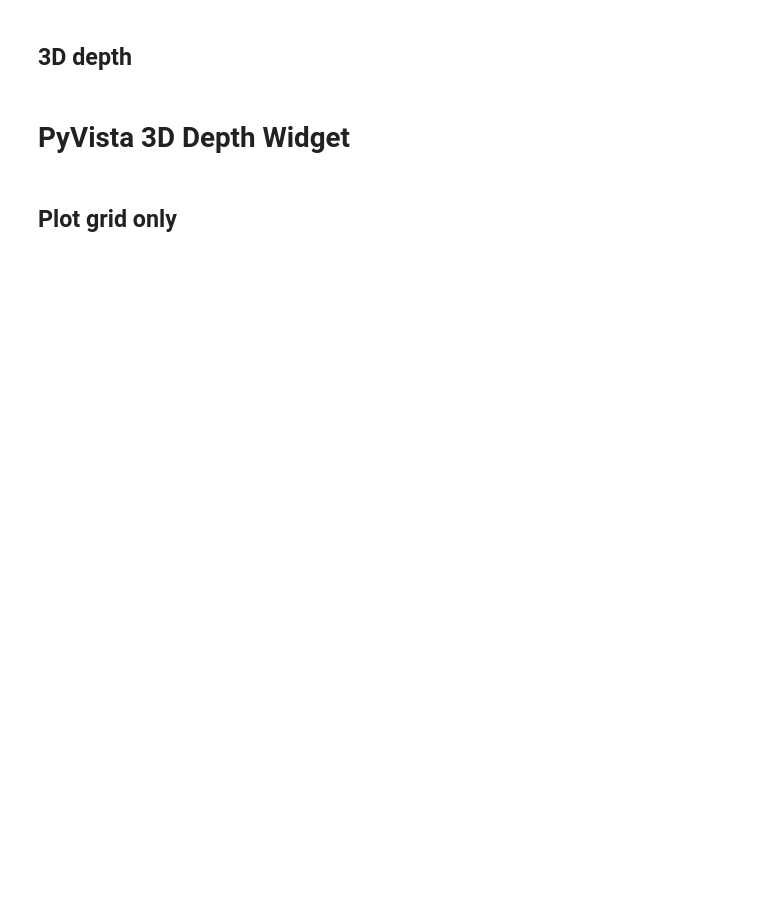
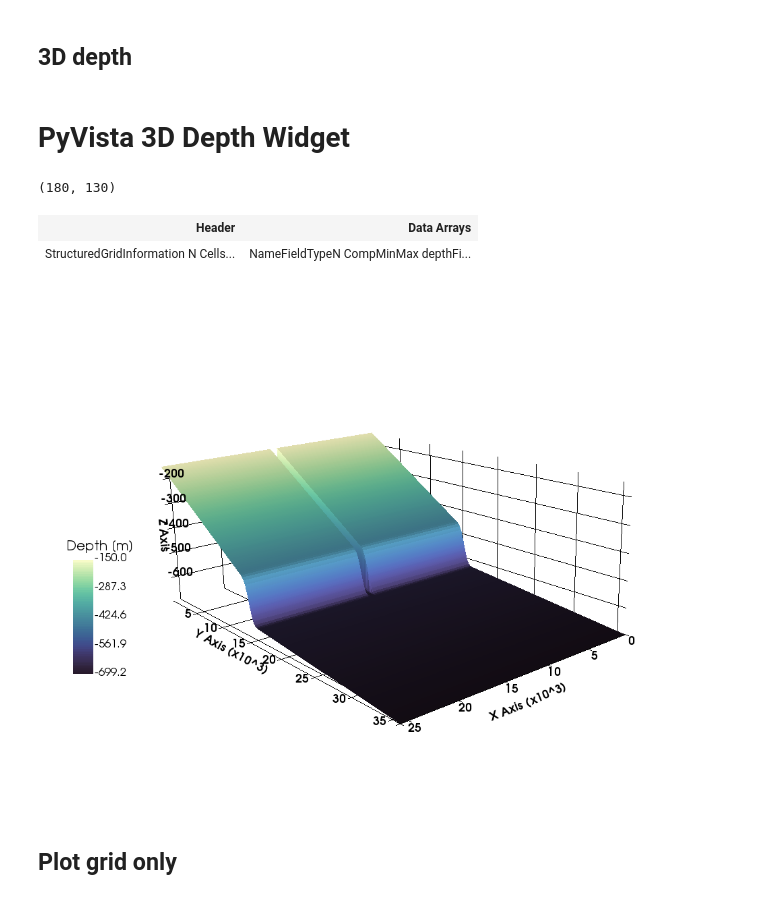
Before and after one commit to JulesBlm/Delft3D-Python-Thesis, a Jupyter notebook: ReadGridAndDepthFile.ipynb, the cells around one changed output. Cells and saved outputs as stored; diff of their text form; code cells hidden in the pictures; blank space fills up the shorter version.

```diff
--- a/ReadGridAndDepthFile.ipynb
+++ b/ReadGridAndDepthFile.ipynb
@@ -23,7 +23,7 @@ colormap = deep
 # %% [markdown]
 ## Load grid + depth + boundaries
 # %%
-folder_name = "/Users/julesblom/Dropbox/TU/Master/Thesis/Runs/Current/Final_ResetEvery5/Run01"
+folder_name = "/Users/julesblom/Dropbox/TU/Master/Thesis/Runs/Current/ResetEvery5_Slope1.25/Run01"
 # %%
 if not path.exists(folder_name):
     raise Exception('Looks like read folder does not exist, aborting')
@@ -246,9 +243,29 @@ ax_3d.set_zlim(max_depth, min_depth)
 # %%
 import pyvista as pv
 from cmocean.cm import deep_r
-# from JulesD3D.plotPyVista import makeBottomSurface
+pv.set_plot_theme("document") # for white background
 # %%
 grid.x[:-1,:-1].shape
+# %% [output]
+(180, 130)
+# %%
+sargs = dict(
+    height=0.25,
+    vertical=True,
+    position_x=0.05,
+    position_y=0.25,
+    title_font_size=20,
+    label_font_size=17,
+    shadow=True,
+    n_labels=5,
+    fmt="%.1f",
+    font_family="arial",
+
+)
+
+cpos = [(65725.76592617724, 85328.65878007631, 593.0012198113377),
+ (12900.0, 18000.0, -424.60451),
+ (-0.1974308832715668, -0.20714561420700275, 0.9581814759456648)]
 # %%
 plot_x_mesh = grid.x[:-1,:-1]
 plot_y_mesh = grid.y[:-1,:-1]
@@ -257,13 +274,17 @@ plot_z_mesh = -depth[:-1,:-1]
 bottom_surface = pv.StructuredGrid(plot_x_mesh, plot_y_mesh, plot_z_mesh)
 bottom_surface.field_arrays['depth'] = -depth[:-1,:-1].T
 bottom_surface
+# %% [output]
+| Header | Data Arrays |
+| StructuredGridInformation N Cells... | NameFieldTypeN CompMinMax depthFi... |
 # %%
 p = pv.Plotter(notebook=True)
-p.add_mesh(bottom_surface, cmap=deep_r, scalars='depth', ambient=0.2)
-
+p.add_mesh(bottom_surface, cmap=deep_r, stitle='Depth [m]', scalars='depth', scalar_bar_args=sargs, ambient=0.3)
 p.show_grid()
 p.set_scale(zscale=25)
-p.show(screenshot="rememberbathymetry.png")
+p.show(screenshot="output_material/rememberbathymetry.png", cpos=cpos)
+# %% [output]
+[figure, added]
 # %% [markdown]
 ## Plot grid only
 # %%
```
Also changed, not shown: parts of 1 cell of this notebook, 18 other files.
